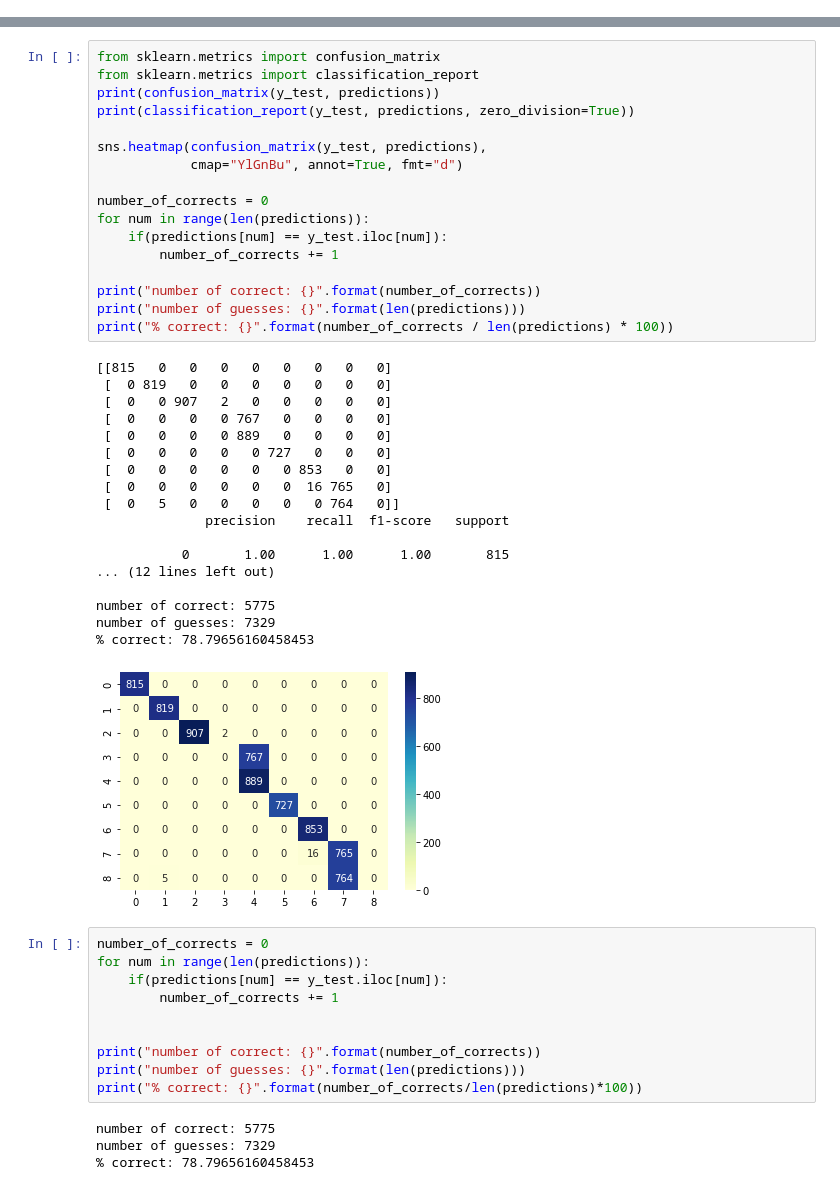
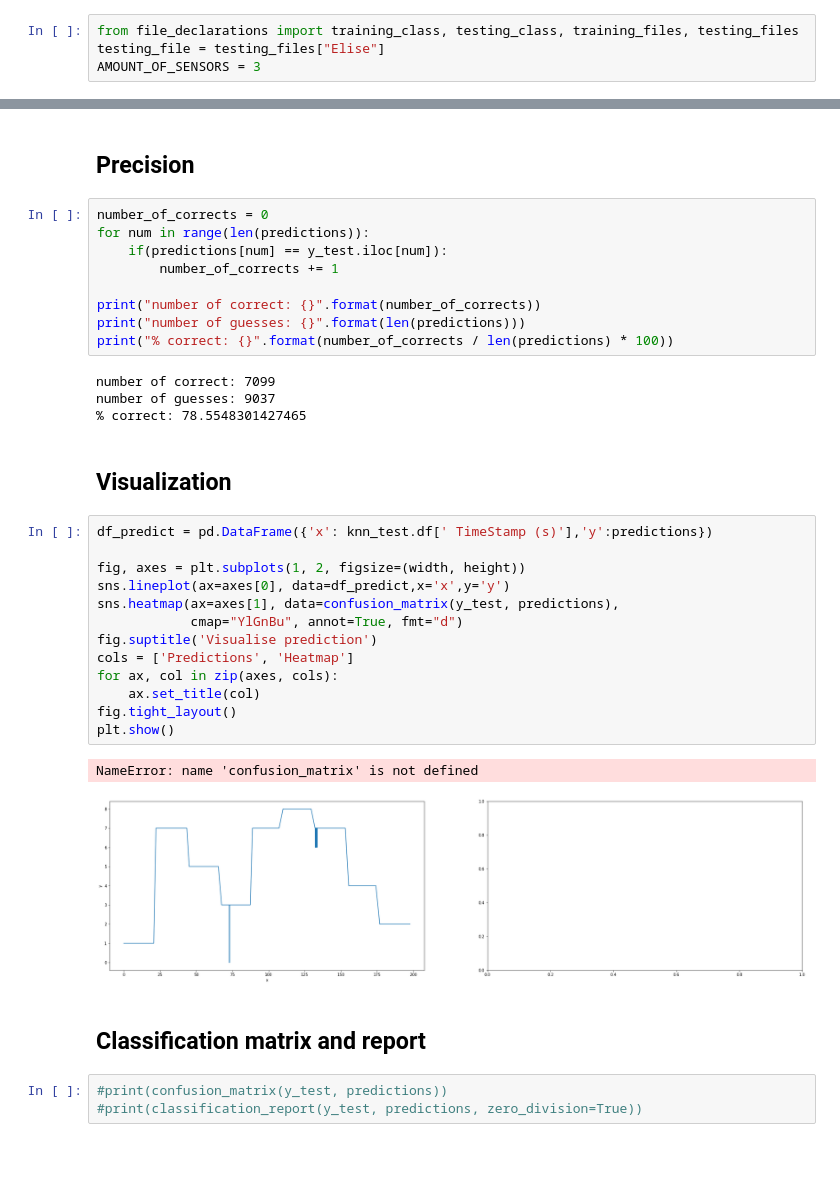
Before and after one commit to OleJonas/Got-Your-Back, a Jupyter notebook: model/ml_algorithms/RFC.ipynb, the cells around one changed output, grey strips where cells are left out. Cells and saved outputs as stored; diff of their text form; blank space fills up the shorter version.

```diff
--- a/model/ml_algorithms/RFC.ipynb
+++ b/model/ml_algorithms/RFC.ipynb
@@ -58 +26,5 @@ AMOUNT_OF_SENSORS = 3
+# %%
+from file_declarations import training_class, testing_class, training_files, testing_files
+testing_file = testing_files["Elise"]
+AMOUNT_OF_SENSORS = 3
 # %% [markdown]
@@ -151,12 +127,6 @@ sns.lineplot(data=df_predict,x='x',y='y')
+# %% [markdown]
+## Precision
 # %%
-from sklearn.metrics import confusion_matrix
-from sklearn.metrics import classification_report
-print(confusion_matrix(y_test, predictions))
-print(classification_report(y_test, predictions, zero_division=True))
-
-sns.heatmap(confusion_matrix(y_test, predictions),
-            cmap="YlGnBu", annot=True, fmt="d")
-
 number_of_corrects = 0
 for num in range(len(predictions)):
     if(predictions[num] == y_test.iloc[num]):
@@ -166,38 +136,32 @@ print("number of correct: {}".format(number_of_corrects))
 print("number of guesses: {}".format(len(predictions)))
 print("% correct: {}".format(number_of_corrects / len(predictions) * 100))
 # %% [output]
-[[815   0   0   0   0   0   0   0   0]
- [  0 819   0   0   0   0   0   0   0]
- [  0   0 907   2   0   0   0   0   0]
- [  0   0   0   0 767   0   0   0   0]
- [  0   0   0   0 889   0   0   0   0]
- [  0   0   0   0   0 727   0   0   0]
- [  0   0   0   0   0   0 853   0   0]
- [  0   0   0   0   0   0  16 765   0]
- [  0   5   0   0   0   0   0 764   0]]
-              precision    recall  f1-score   support
-
-           0       1.00      1.00      1.00       815
-... (12 lines left out)
-
-number of correct: 5775
-number of guesses: 7329
-% correct: 78.79656160458453
+number of correct: 7099
+number of guesses: 9037
+% correct: 78.5548301427465
-[figure, removed]
-# %%
-number_of_corrects = 0
-for num in range(len(predictions)):
-    if(predictions[num] == y_test.iloc[num]):
-        number_of_corrects += 1
-
-
-print("number of correct: {}".format(number_of_corrects))
-print("number of guesses: {}".format(len(predictions)))
-print("% correct: {}".format(number_of_corrects/len(predictions)*100))
-# %% [output]
-number of correct: 5775
-number of guesses: 7329
-% correct: 78.79656160458453
+# %% [markdown]
+## Visualization
+# %%
+df_predict = pd.DataFrame({'x': knn_test.df[' TimeStamp (s)'],'y':predictions})
+
+fig, axes = plt.subplots(1, 2, figsize=(width, height))
+sns.lineplot(ax=axes[0], data=df_predict,x='x',y='y')
+sns.heatmap(ax=axes[1], data=confusion_matrix(y_test, predictions),
+            cmap="YlGnBu", annot=True, fmt="d")
+fig.suptitle('Visualise prediction')
+cols = ['Predictions', 'Heatmap']
+for ax, col in zip(axes, cols):
+    ax.set_title(col)
+fig.tight_layout()
+plt.show()
+# %% [output]
+NameError: name 'confusion_matrix' is not defined
+[figure, added]
+# %% [markdown]
+## Classification matrix and report
+# %%
+#print(confusion_matrix(y_test, predictions))
+#print(classification_report(y_test, predictions, zero_division=True))
 # %% [markdown]
 <a style='text-decoration:none;line-height:16px;display:flex;color:#5B5B62;padding:10px;justify-content:end;' href='https://deepnote.com?utm_source=created-in-deepnote-cell&projectId=59d486bc-e14d-4632-9064-12272fc72d11' target="_blank">
 <img style='display:inline;max-height:16px;margin:0px;margin-right:7.5px;' src='embedded-picture-1' > </img>
```
Also changed, not shown: parts of 16 cells of this notebook, 2 other files.
